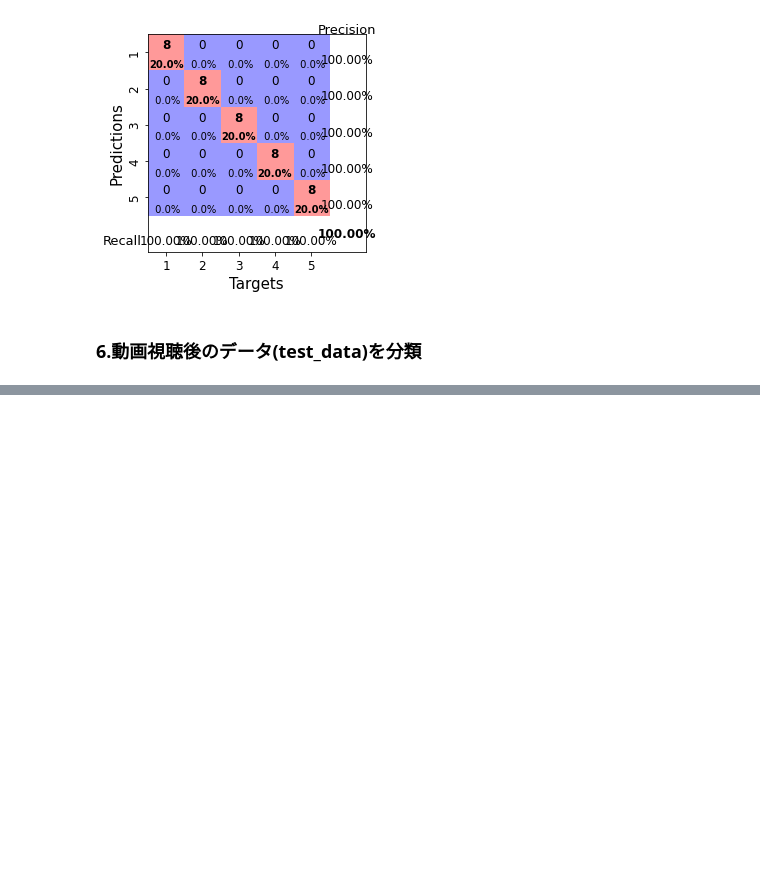
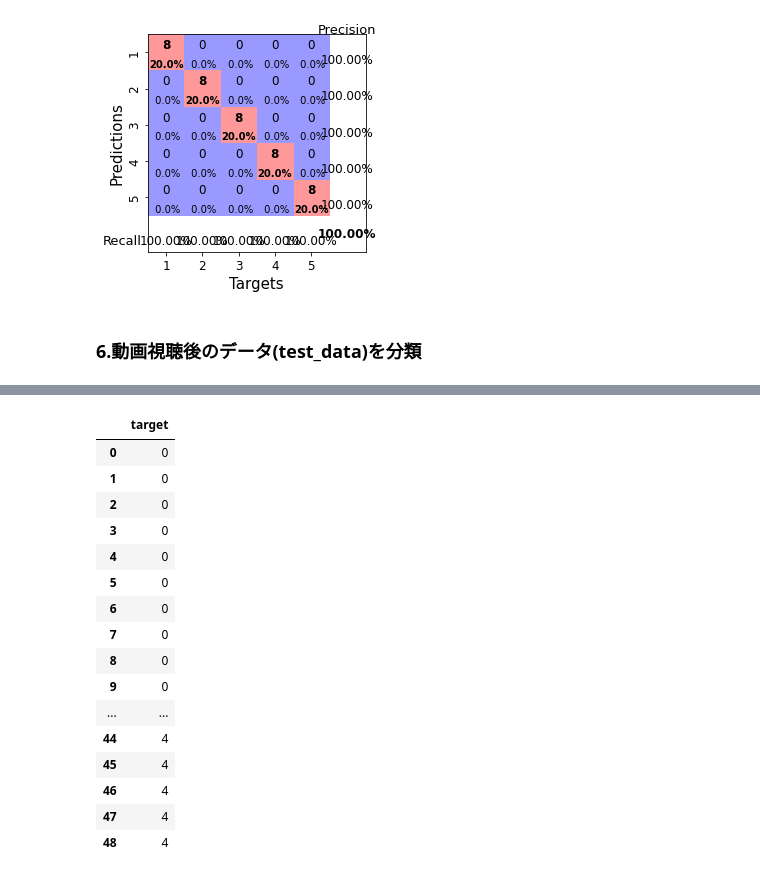
Before and after one commit to Murakami-Shoya/everyday_programming, a Jupyter notebook: brain_decode.ipynb, the cells around one changed output, grey strips where cells are left out. Saved outputs shown, nothing was run; the diff lists cells and outputs as text; code cells hidden in the pictures; blank space fills up the shorter version.

```diff
--- a/brain_decode.ipynb
+++ b/brain_decode.ipynb
@@ -799,0 +880,21 @@ print(len(test_subjects), len(test_subjects[-1]))  #5, 10
+# %%
+test_dataset = create_test_dataset(test_subjects)
+test_dataset.description
+# %% [output]
+|  | target |
+| 0 | 0 |
+| 1 | 0 |
+| 2 | 0 |
+| 3 | 0 |
+| 4 | 0 |
+| 5 | 0 |
+| 6 | 0 |
+| 7 | 0 |
+| 8 | 0 |
+| 9 | 0 |
+| ... | ... |
+| 44 | 4 |
+| 45 | 4 |
+| 46 | 4 |
+| 47 | 4 |
+| 48 | 4 |
```
Also changed, not shown: parts of 17 cells of this notebook.
